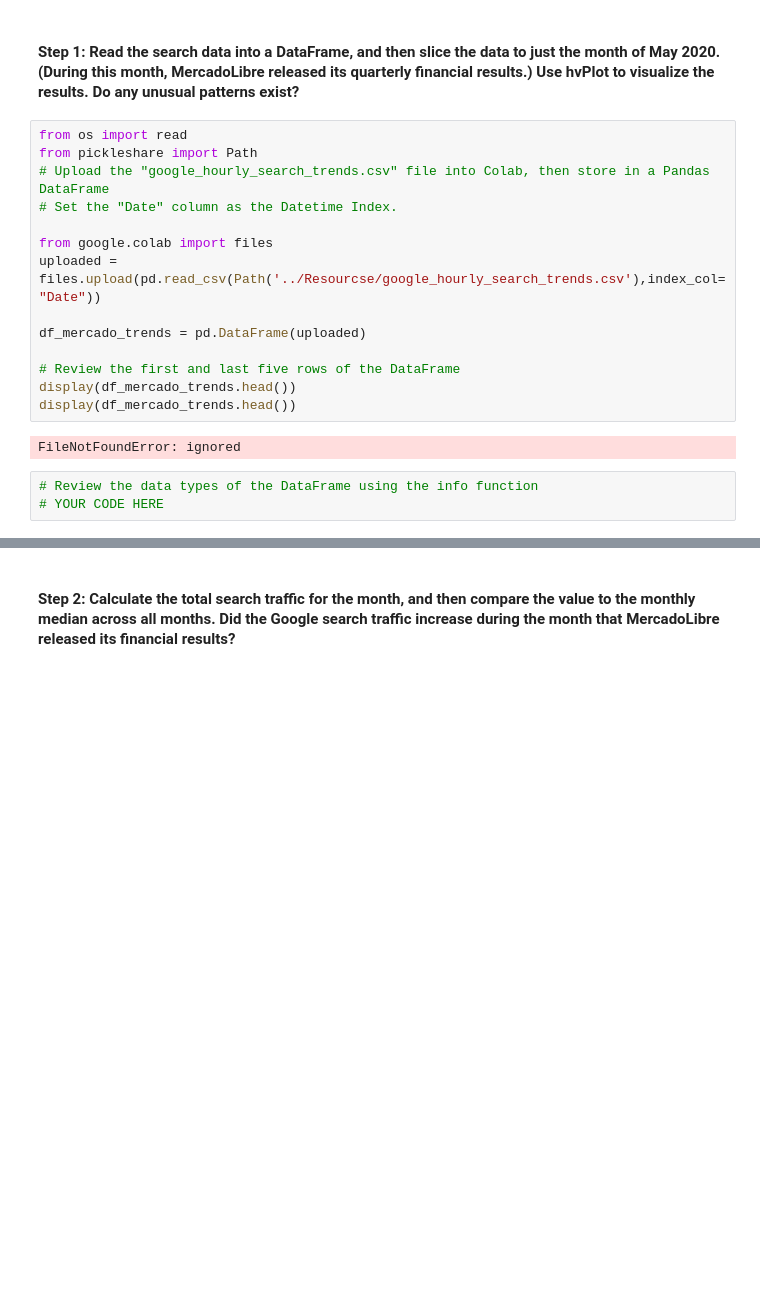
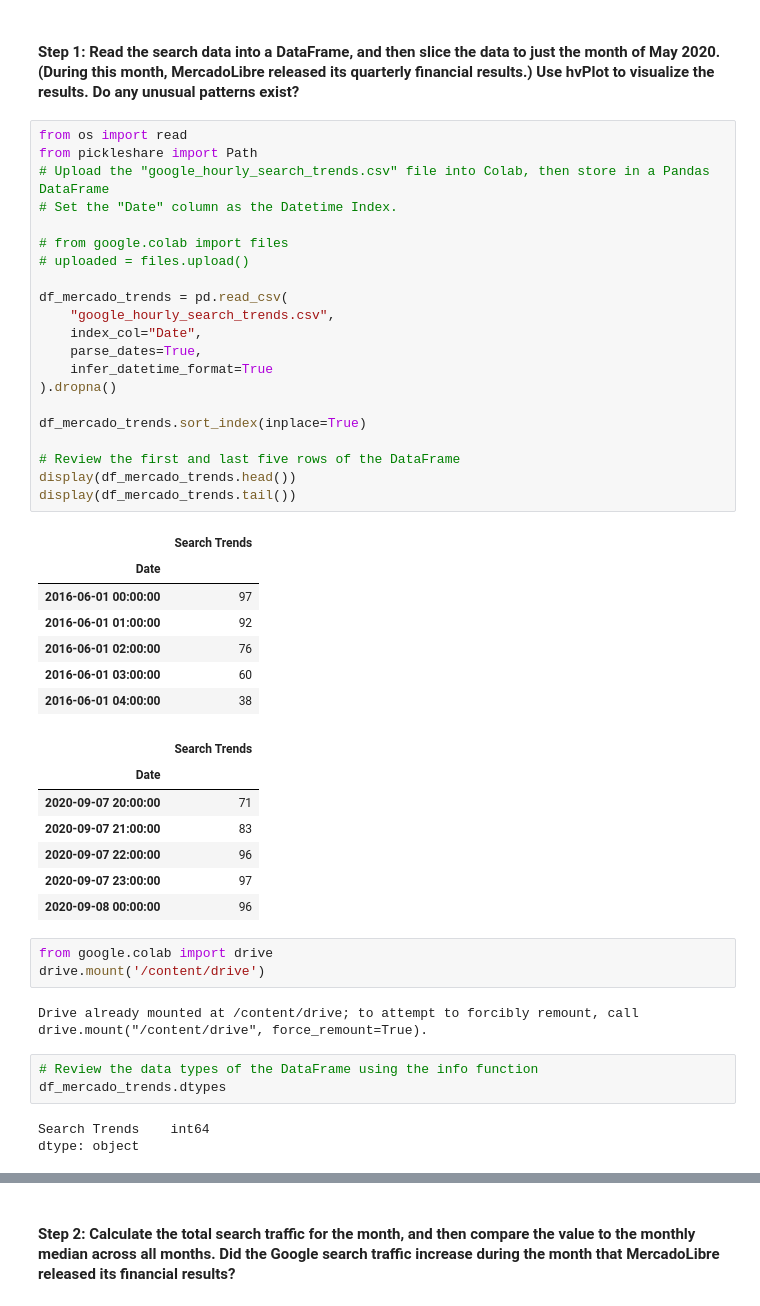
Before and after one commit to EdwardArnold23/eCommerce_Analysis, a Jupyter notebook: forecasting_net_prophet.ipynb, the cells around one changed output, grey strips where cells are left out. Saved outputs shown, nothing was run; the diff lists cells and outputs as text; blank space fills up the shorter version.

```diff
--- a/forecasting_net_prophet.ipynb
+++ b/forecasting_net_prophet.ipynb
@@ -142,22 +124,50 @@ To do so, complete the following steps:
 # %%
 from os import read
 from pickleshare import Path
 # Upload the "google_hourly_search_trends.csv" file into Colab, then store in a Pandas DataFrame
 # Set the "Date" column as the Datetime Index.
 
-from google.colab import files
-uploaded = files.upload(pd.read_csv(Path('../Resourcse/google_hourly_search_trends.csv'),index_col="Date"))
+# from google.colab import files
+# uploaded = files.upload()
 
-df_mercado_trends = pd.DataFrame(uploaded)
+df_mercado_trends = pd.read_csv(
+    "google_hourly_search_trends.csv",
+    index_col="Date",
+    parse_dates=True,
+    infer_datetime_format=True
+).dropna()
+
+df_mercado_trends.sort_index(inplace=True)
 
 # Review the first and last five rows of the DataFrame
 display(df_mercado_trends.head())
-display(df_mercado_trends.head())
+display(df_mercado_trends.tail())
 # %% [output]
-FileNotFoundError: ignored
+|  | Search Trends |
+| Date |  |
+| 2016-06-01 00:00:00 | 97 |
+| 2016-06-01 01:00:00 | 92 |
+| 2016-06-01 02:00:00 | 76 |
+| 2016-06-01 03:00:00 | 60 |
+| 2016-06-01 04:00:00 | 38 |
+|  | Search Trends |
+| Date |  |
+| 2020-09-07 20:00:00 | 71 |
+| 2020-09-07 21:00:00 | 83 |
+| 2020-09-07 22:00:00 | 96 |
+| 2020-09-07 23:00:00 | 97 |
+| 2020-09-08 00:00:00 | 96 |
+# %%
+from google.colab import drive
+drive.mount('/content/drive')
+# %% [output]
+Drive already mounted at /content/drive; to attempt to forcibly remount, call drive.mount("/content/drive", force_remount=True).
 # %%
 # Review the data types of the DataFrame using the info function
-# YOUR CODE HERE
+df_mercado_trends.dtypes
+# %% [output]
+Search Trends    int64
+dtype: object
 # %%
 # Holoviews extension to render hvPlots in Colab
 hv.extension('bokeh')
```
Also changed, not shown: parts of 3 cells of this notebook.
